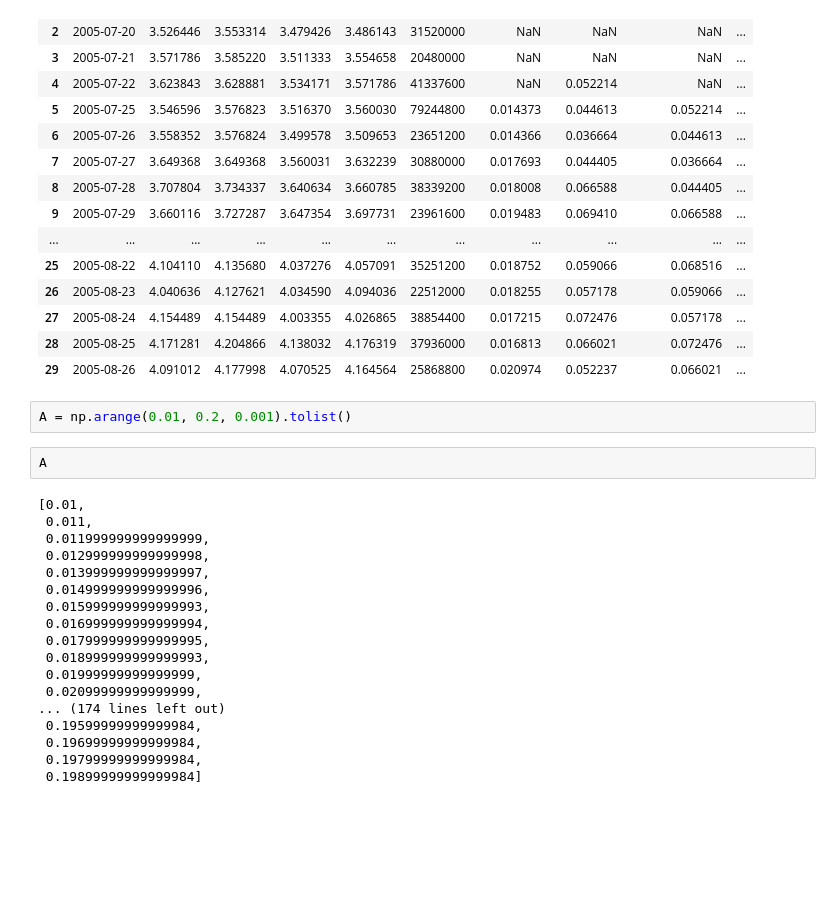
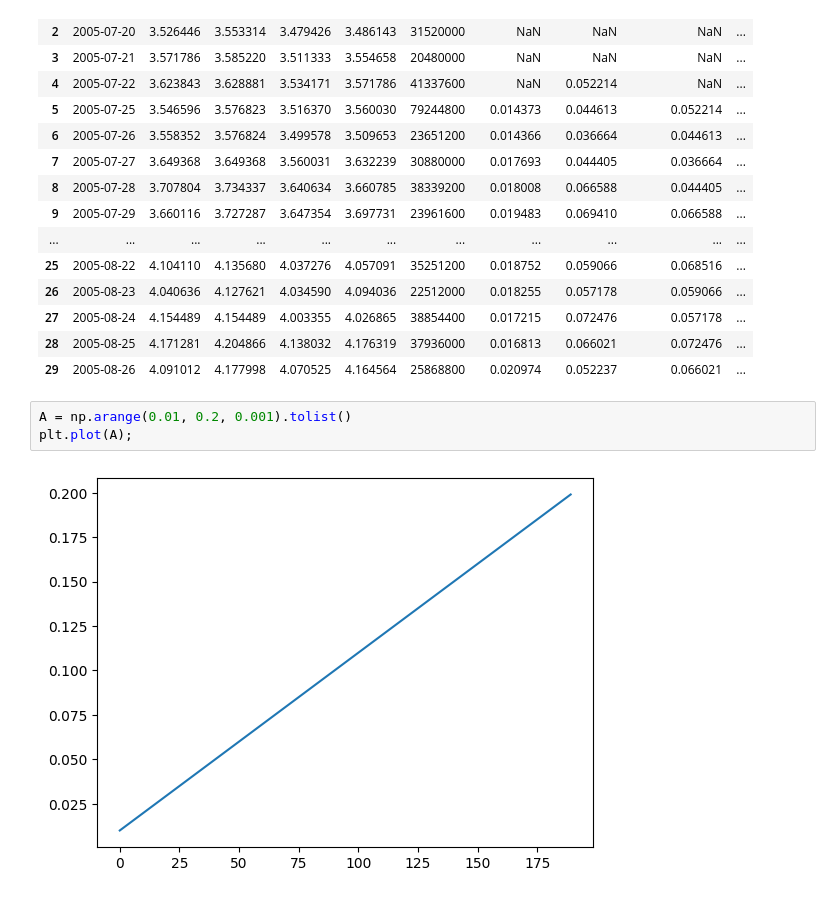
Before and after one commit to Prog-LucasAlves/XGBClassifier, a Jupyter notebook: scripts/teste.ipynb, the cells around one changed output. Drawn from its saved outputs; the diff is of its cells as text; blank space fills up the shorter version.

```diff
--- a/scripts/teste.ipynb
+++ b/scripts/teste.ipynb
@@ -301,23 +315,6 @@ data_filter.head(30)
 | 29 | 2005-08-26 | 4.091012 | 4.177998 | 4.070525 | 4.164564 | 25868800 | 0.020974 | 0.052237 | 0.066021 | ... |
 # %%
 A = np.arange(0.01, 0.2, 0.001).tolist()
+plt.plot(A);
+# %% [output]
+[figure, added]
-# %%
-A
-# %% [output]
-[0.01,
- 0.011,
- 0.011999999999999999,
- 0.012999999999999998,
- 0.013999999999999997,
- 0.014999999999999996,
- 0.015999999999999993,
- 0.016999999999999994,
- 0.017999999999999995,
- 0.018999999999999993,
- 0.01999999999999999,
- 0.02099999999999999,
-... (174 lines left out)
- 0.19599999999999984,
- 0.19699999999999984,
- 0.19799999999999984,
- 0.19899999999999984]
```
Also changed, not shown: parts of 8 cells of this notebook, 1 other file.
